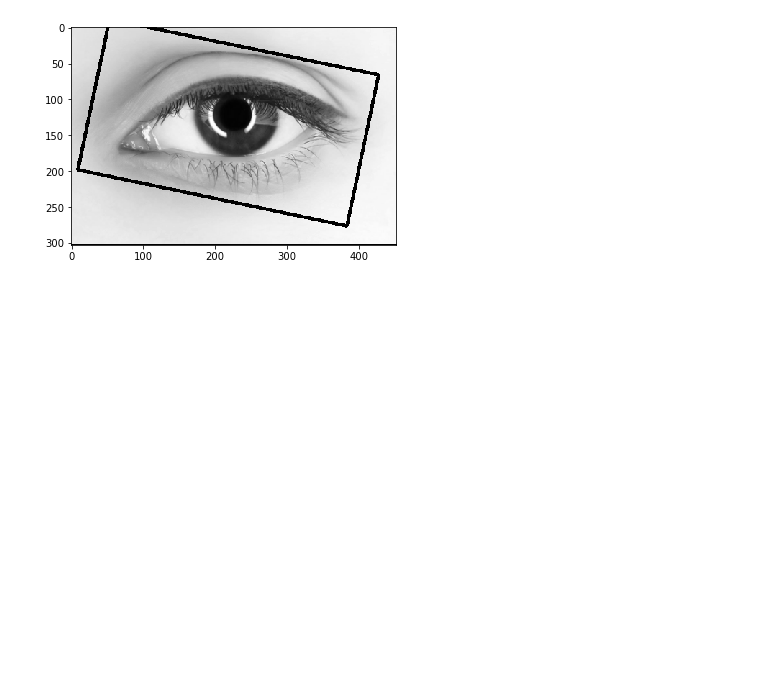
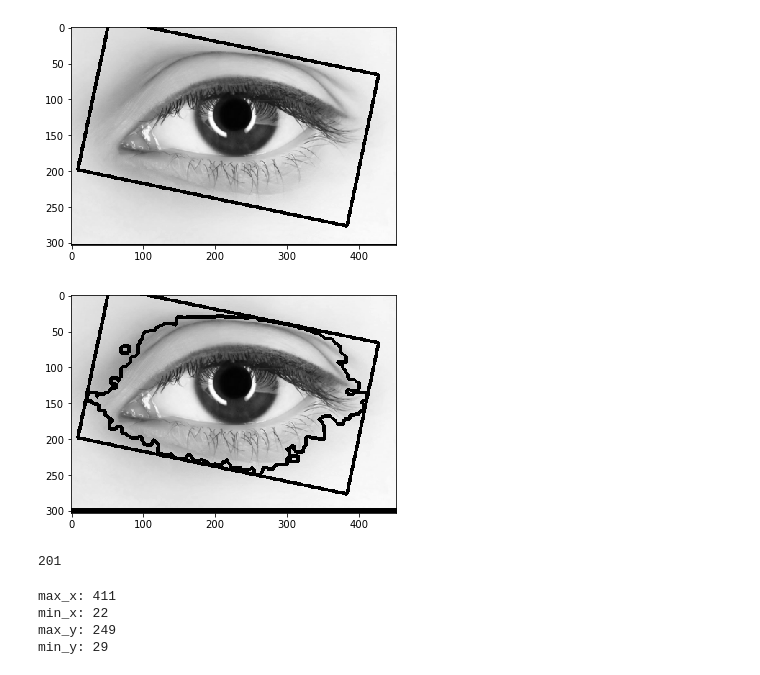
Before and after one commit to music1353/Face-Recognition, a Jupyter notebook: Eyelid Recognition.ipynb, the cells around one changed output. Drawn from its saved outputs; the diff is of its cells as text; code cells hidden in the pictures; blank space fills up the shorter version.

Commit message:
detect $ draw rect

```diff
--- a/Eyelid Recognition.ipynb
+++ b/Eyelid Recognition.ipynb
@@ -123,3 +123,43 @@ plt.imshow(img, cmap='gray')
 plt.show()
 # %% [output]
 [figure]
+# %%
+cv2.drawContours(img, contours, -1, (0, 255, 0), 3)
+plt.imshow(img, cmap='gray')
+plt.show()
+# %% [output]
+[figure, added]
+# %%
+print(contours[-1][0][0][0])
+# %% [output]
+201
+# %%
+max_x = 0
+min_x = 5000
+max_y = 0
+min_y = 5000
+
+for point in contours[-1]:
+    # find max & min x-axis
+    if point[0][0] > max_x:
+        max_x = point[0][0]
+
+    if point[0][0] < min_x:
+        min_x = point[0][0]
+
+    # find max & min y-axis
+    if point[0][1] > max_y:
+        max_y = point[0][1]
+
+    if point[0][1] < min_y:
+        min_y = point[0][1]
+
+print('max_x:', max_x)
+print('min_x:', min_x)
+print('max_y:', max_y)
+print('min_y:', min_y)
+# %% [output]
+max_x: 411
+min_x: 22
+max_y: 249
+min_y: 29
```
Also changed, not shown: parts of 1 cell of this notebook.
